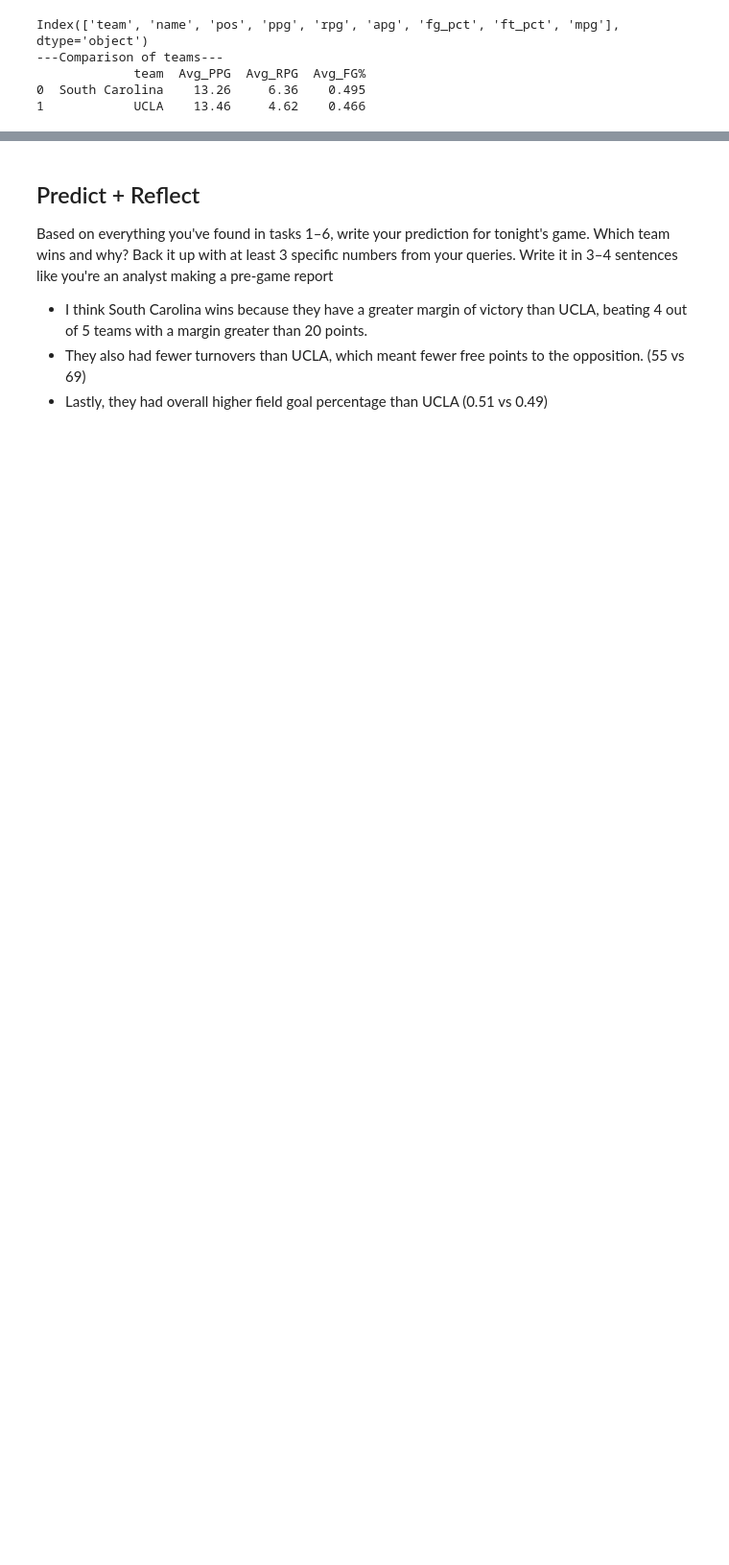
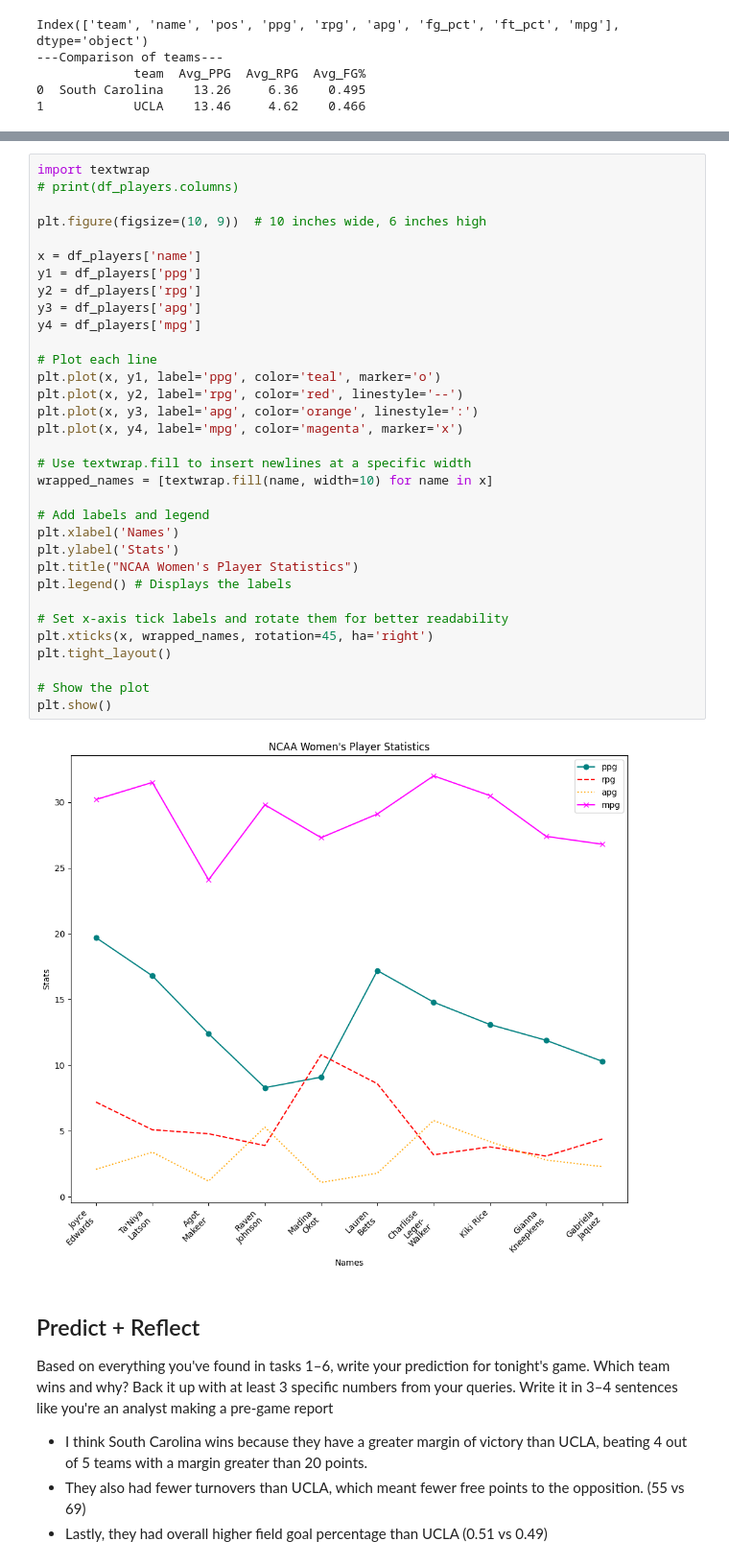
Before and after one commit to 550tealeaves/DATA-70500-working-with-data, a Jupyter notebook: Final_Four_Analyzer.ipynb, the cells around one changed output, grey strips where cells are left out. Shown at 96% size. Drawn from its saved outputs; the diff is of its cells as text; blank space fills up the shorter version.

Commit message:
added line chart

```diff
--- a/Final_Four_Analyzer.ipynb
+++ b/Final_Four_Analyzer.ipynb
@@ -271,3 +274,38 @@ Index(['team', 'name', 'pos', 'ppg', 'rpg', 'apg', 'fg_pct', 'ft_pct', 'mpg'], d
+# %%
+import textwrap
+# print(df_players.columns)
+
+plt.figure(figsize=(10, 9))  # 10 inches wide, 6 inches high
+
+x = df_players['name']
+y1 = df_players['ppg']
+y2 = df_players['rpg']
+y3 = df_players['apg']
+y4 = df_players['mpg']
+
+# Plot each line
+plt.plot(x, y1, label='ppg', color='teal', marker='o')
+plt.plot(x, y2, label='rpg', color='red', linestyle='--')
+plt.plot(x, y3, label='apg', color='orange', linestyle=':')
+plt.plot(x, y4, label='mpg', color='magenta', marker='x')
+
+# Use textwrap.fill to insert newlines at a specific width
+wrapped_names = [textwrap.fill(name, width=10) for name in x]
+
+# Add labels and legend
+plt.xlabel('Names')
+plt.ylabel('Stats')
+plt.title("NCAA Women's Player Statistics")
+plt.legend() # Displays the labels
+
+# Set x-axis tick labels and rotate them for better readability
+plt.xticks(x, wrapped_names, rotation=45, ha='right')
+plt.tight_layout()
+
+# Show the plot
+plt.show()
+# %% [output]
+[figure, added]
 # %% [markdown]
 ## Predict + Reflect
 Based on everything you've found in tasks 1–6, write your prediction for tonight's game. Which team wins and why? Back it up with at least 3 specific numbers from your queries. Write it in 3–4 sentences like you're an analyst making a pre-game report
```
Also changed, not shown: parts of 1 cell of this notebook.
